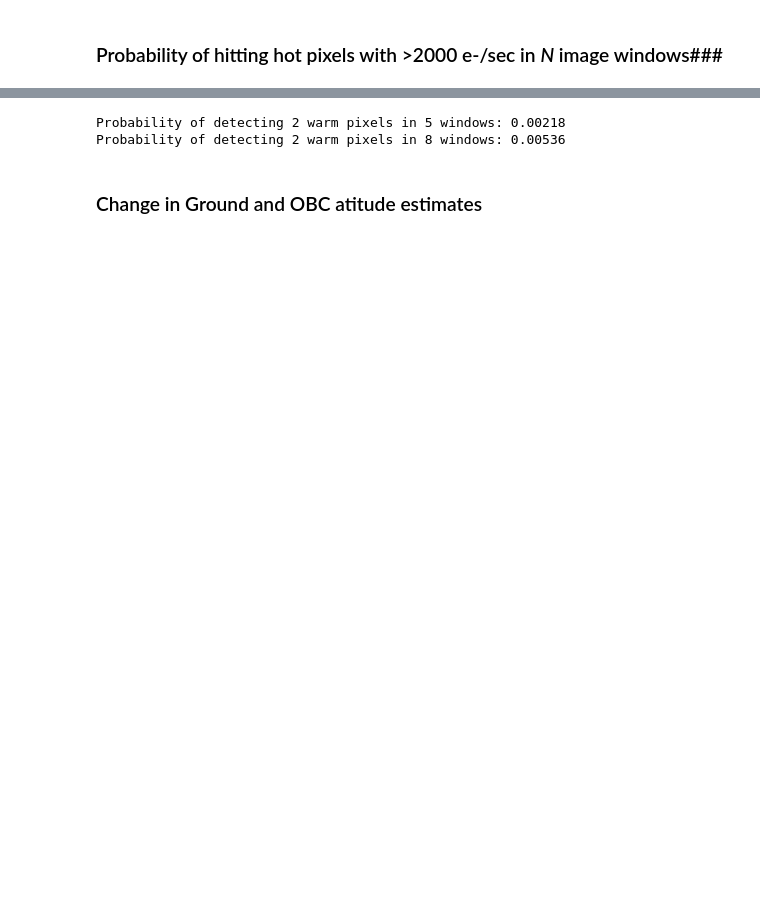
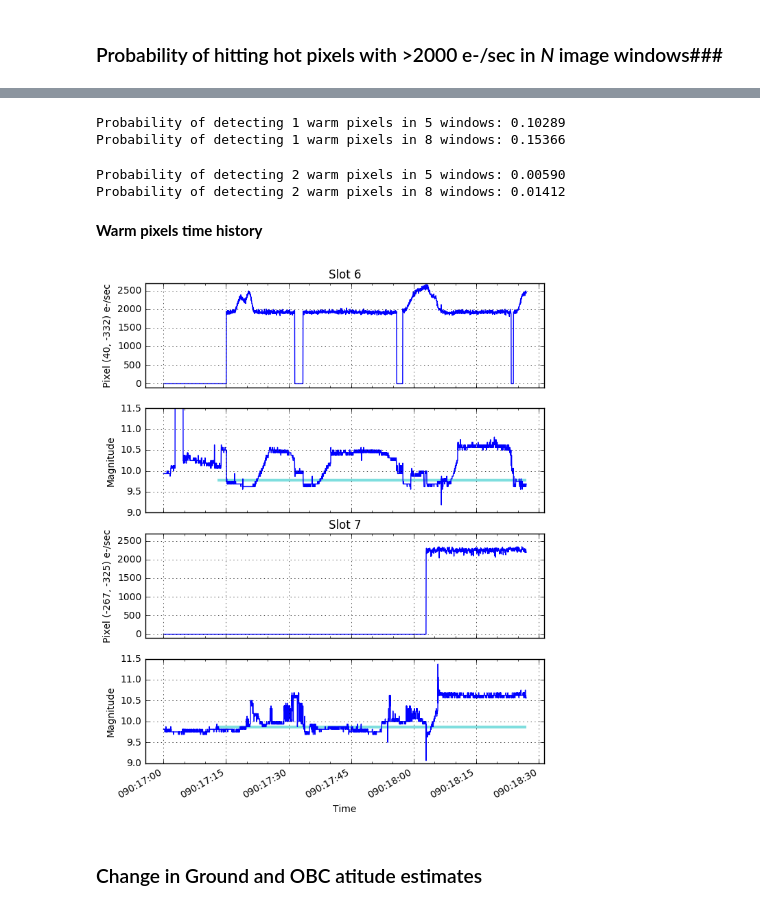
Before and after one commit to malgosias/bsh_2017_090, a Jupyter notebook: bsh_2017_090.ipynb, the cells around one changed output, grey strips where cells are left out. Drawn from its saved outputs; the diff is of its cells as text; code cells hidden in the pictures; blank space fills up the shorter version.

```diff
--- a/bsh_2017_090.ipynb
+++ b/bsh_2017_090.ipynb
@@ -112,4 +144,0 @@ __Warm pixel values__
-# %%
-for slot, val in zip([6, 7], [648, 756]):
-    x = val * 5 / 1.696
-    print('Slot {:.0f}, warm pixel value = {:.0f} e-/sec'.format(slot, x))
@@ -177,12 +144,0 @@ Check: Transform row/col to yag/zag and compare with observed yag/zag:
-# %%
-times_dcc = ['2017:092', '2017:010', '2016:278', '2016:188', '2016:125', '2016:048']
-
-for time in times_dcc:
-    dccimg = aca_dark.dark_cal.get_dark_cal_image(time, select='nearest', aca_image=True)
-    print('Time of ACA DCC: {}'.format(time))
-    print('-------------------------')
-    for (rr, cc) in warm_pixels:
-        print('DCC image near (row, col) = ({}, {})'.format(rr, cc))
-        section = dccimg[512 + rr - 2: 512 + rr + 2, 512 + cc - 2: 512 + cc + 2]
-        print(section)
-        print()
@@ -328,9 +317,23 @@ For k = 5 x 12 x 12 = 720 sampled pixels and $N_{\rm WP}$ = 100 pixels with valu
+# %%
+m = 1
+
+n_image_windows = 5
+prob = prob_m_warm_pixels(m, ccd_size, window_size, n_hp, n_image_windows)
+print('Probability of detecting {} warm pixels in {} windows: {:.5f}'.format(m,
+                                                                             n_image_windows,
+                                                                             prob))
+n_image_windows = 8
+prob = prob_m_warm_pixels(m, ccd_size, window_size, n_hp, n_image_windows)
+print('Probability of detecting {} warm pixels in {} windows: {:.5f}'.format(m,
+                                                                             n_image_windows,
+                                                                             prob))
+# %% [output]
+Probability of detecting 1 warm pixels in 5 windows: 0.10289
+Probability of detecting 1 warm pixels in 8 windows: 0.15366
 # %%
 m = 2
+
 n_image_windows = 5
-window_size = 12 # account for dither
-n_hp =100
-ccd_size = 1024
 prob = prob_m_warm_pixels(m, ccd_size, window_size, n_hp, n_image_windows)
 print('Probability of detecting {} warm pixels in {} windows: {:.5f}'.format(m,
                                                                              n_image_windows,
@@ -341,5 +344,7 @@ print('Probability of detecting {} warm pixels in {} windows: {:.5f}'.format(m,
                                                                              n_image_windows,
                                                                              prob))
 # %% [output]
-Probability of detecting 2 warm pixels in 5 windows: 0.00218
-Probability of detecting 2 warm pixels in 8 windows: 0.00536
+Probability of detecting 2 warm pixels in 5 windows: 0.00590
+Probability of detecting 2 warm pixels in 8 windows: 0.01412
+# %% [markdown]
+__Warm pixels time history__
@@ -346,3 +382,35 @@ Probability of detecting 2 warm pixels in 8 windows: 0.00536
+# %%
+plt.figure(figsize=(7.5, 10))
+
+mag_aca = [9.772, 9.859]
+
+for ii, slot in enumerate([6, 7]):
+
+    plt.subplot(4, 1, 2 * ii + 1)
+
+    plot_cxctime(times_hp[ii], vals_hp[ii])
+    plt.grid()
+    plt.ylim(-100, 2700)
+    plt.margins(0.05)
+    plt.ylabel('Pixel {} e-/sec'.format(warm_pixels[ii]))
+    plt.title('Slot {}'.format(slot))
+
+    plt.subplot(4, 1, 2 * ii + 2)
+
+    plot_cxctime(dat['aoacmag{}'.format(slot)].times,
+                 dat['aoacmag{}'.format(slot)].vals)
+    plt.hlines(mag_aca[ii],
+               DateTime(times[0]).plotdate, DateTime(times[-1]).plotdate,
+               color='c', alpha=0.5, lw=3)
+    plt.ylim(9, 11.5)
+    plt.grid()
+    plt.margins(0.05)
+    plt.ylabel('Magnitude')
+    plt.xlabel('Time')
+
+plt.show()
+# %% [output]
+[figure, added]
 # %% [markdown]
 ### Change in Ground and OBC atitude estimates ###
 # %%
```
Also changed, not shown: parts of 39 cells of this notebook.
